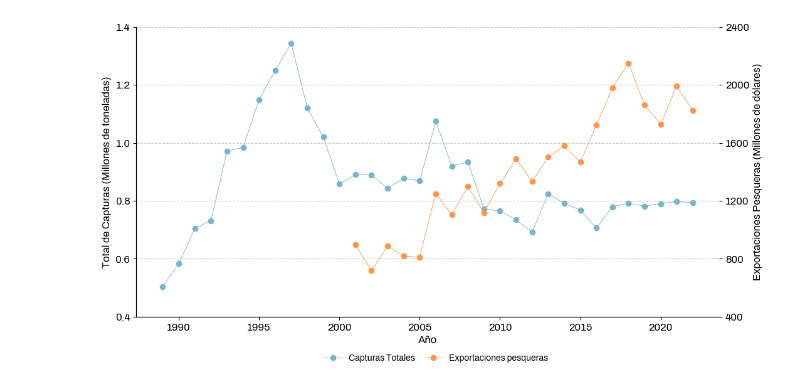
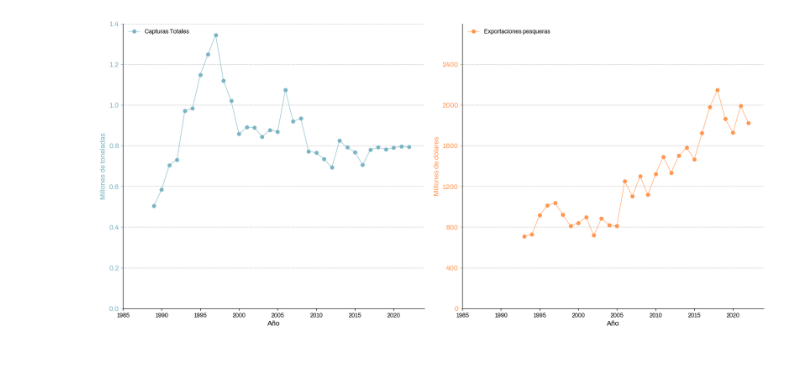
Before and after one commit to dbrisaro/proyecto_pesca, a Jupyter notebook: capturas_evolucion.ipynb, the cells around one changed output. Saved outputs shown, nothing was run; the diff lists cells and outputs as text; code cells hidden in the pictures; blank space fills up the shorter version.

Commit message:
actualizo exportaciones

```diff
--- a/capturas_evolucion.ipynb
+++ b/capturas_evolucion.ipynb
@@ -82,44 +82,53 @@ for iyear in years:
 # %%
 # Datos proporcionados
 datos = {
-    'Año': [2001, 2002, 2003, 2004, 2005, 2006, 2007, 2008, 2009, 2010, 2011, 2012, 2013, 2014, 2015, 2016, 2017, 2018, 2019, 2020, 2021, 2022],
-    'Exportaciones Pesqueras (Millones de dólares)': [895, 718, 886, 817, 811, 1249, 1104, 1299, 1118, 1320, 1490, 1332, 1502, 1580, 1466, 1724, 1978, 2148, 1863, 1729, 1990, 1823]
+    'Año': [1993, 1994, 1995, 1996, 1997, 1998, 1999, 2000, 2001, 2002, 2003, 2004, 2005, 2006, 2007, 2008, 2009, 2010, 2011, 2012, 2013, 2014, 2015, 2016, 2017, 2018, 2019, 2020, 2021, 2022],
+    'Exportaciones Pesqueras (Millones de dólares)': [709, 727, 917, 1011, 1035, 922, 809, 838, 895, 718, 886, 817, 811, 1249, 1104, 1299, 1118, 1320, 1490, 1332, 1502, 1580, 1466, 1724, 1978, 2148, 1863, 1729, 1990, 1823]
 }
+
 
 # Crear el DataFrame
 df_expos = pd.DataFrame(datos)
 # %%
-fig, ax = plt.subplots(figsize=(12, 6))
 
-# Plot para las Capturas Totales
-ax.plot(datos_desembarques['Año'], datos_desembarques['Total']/1e6, marker='o', linestyle='-',
-        lw=0.65, color=fundar_colores_primarios[0], label='Capturas Totales')
-ax.set_xlabel('Año', fontsize=12, color='black')
-ax.set_ylabel('Total de Capturas (Millones de toneladas)', fontsize=12, color='black')
-ax.grid(axis='y', linestyle='--', alpha=0.7)
-ax.legend(loc='upper center',
-                  bbox_to_anchor=(0.4, -.1),
-                  frameon=False)
-ax.set_ylim([0.4, 1.4])
-ax.spines.right.set_visible(False)
-ax.spines.top.set_visible(False)
-ax.tick_params(axis='both', which='both', labelsize=12, colors='black')
+# Crear una figura con dos subgráficos en una fila
+fig = plt.figure(figsize=(18, 8))
 
-# Crear un segundo eje y para las Exportaciones Pesqueras
-ax2 = ax.twinx()
-ax2.plot(df_expos['Año'], df_expos['Exportaciones Pesqueras (Millones de dólares)'], marker='o', linestyle='-',
-         lw=0.65, color=fundar_colores_primarios[4], label='Exportaciones pesqueras')
-ax2.set_ylabel('Exportaciones Pesqueras (Millones de dólares)', fontsize=12, color='black')
-ax2.legend(loc='upper center',
-                  bbox_to_anchor=(0.6, -.1),
-                  frameon=False)
+ax1 = plt.axes([0.05, 0.05, 0.4, 0.85])
+ax2 = plt.axes([0.50, 0.05, 0.4, 0.85])
+
+# Plot para las Capturas Totales en el primer subgráfico
+line1, = ax1.plot(datos_desembarques['Año'], datos_desembarques['Total']/1e6, marker='o', linestyle='-',
+        lw=0.75, color=fundar_colores_primarios[0], label='Capturas Totales')
+ax1.set_xlabel('Año', fontsize=12)
+ax1.set_ylabel('Millones de toneladas', fontsize=12, color=line1.get_color())
+ax1.grid(axis='y', linestyle='--', alpha=0.7)
+ax1.legend(loc='upper left', frameon=False)
+ax1.set_ylim([0, 1.4])
+ax1.set_yticks([0, .2, .4, .6, .8, 1, 1.2, 1.4])
+
+ax1.spines.right.set_visible(False)
+ax1.spines.top.set_visible(False)
+ax1.tick_params(axis='y', which='both', labelsize=12, colors=line1.get_color())
+ax1.set_xlim([1985, 2024])
+
+# Crear un segundo eje y para las Exportaciones Pesqueras en el segundo subgráfico
+line2, = ax2.plot(df_expos['Año'], df_expos['Exportaciones Pesqueras (Millones de dólares)'], marker='o', linestyle='-',
+         lw=0.75, color=fundar_colores_primarios[4], label='Exportaciones pesqueras')
+ax2.set_xlabel('Año', fontsize=12)
+ax2.set_ylabel('Millones de dólares', fontsize=12, color=line2.get_color())
+ax2.legend(loc='upper left', frameon=False)
 ax2.spines.right.set_visible(False)
 ax2.spines.top.set_visible(False)
-ax2.set_ylim([400,2400])
-ax2.set_yticks([400, 800, 1200, 1600, 2000, 2400])
-ax2.tick_params(axis='y', which='both', labelsize=12, colors='black')
+ax2.set_ylim([0, 2800])
+ax2.set_yticks([0, 400, 800, 1200, 1600, 2000, 2400])
+ax2.tick_params(axis='y', which='both', labelsize=12, colors=line2.get_color())
+ax2.set_xlim([1985, 2024])
+ax2.grid(axis='y', linestyle='--', alpha=0.7)
 
-fig.savefig('/home/daniufundar/Documents/Fundar/proyecto_pesca/figs/' + 'evolucion_capturas.pdf')
-fig.savefig('/home/daniufundar/Documents/Fundar/proyecto_pesca/figs/' + 'evolucion_capturas.png', dpi=400)
+# Guardar la figura
+directorio_figs = '/Users/danielarisaro/Documents/Fundar/proyecto_pesca/figs/'
+fig.savefig(directorio_figs + 'evolucion_capturas.pdf')
+fig.savefig(directorio_figs + 'evolucion_capturas.png', dpi=400)
 # %% [output]
-[figure, old version]
+[figure, new version]
```
Also changed, not shown: parts of 4 cells of this notebook, 8 other files.
